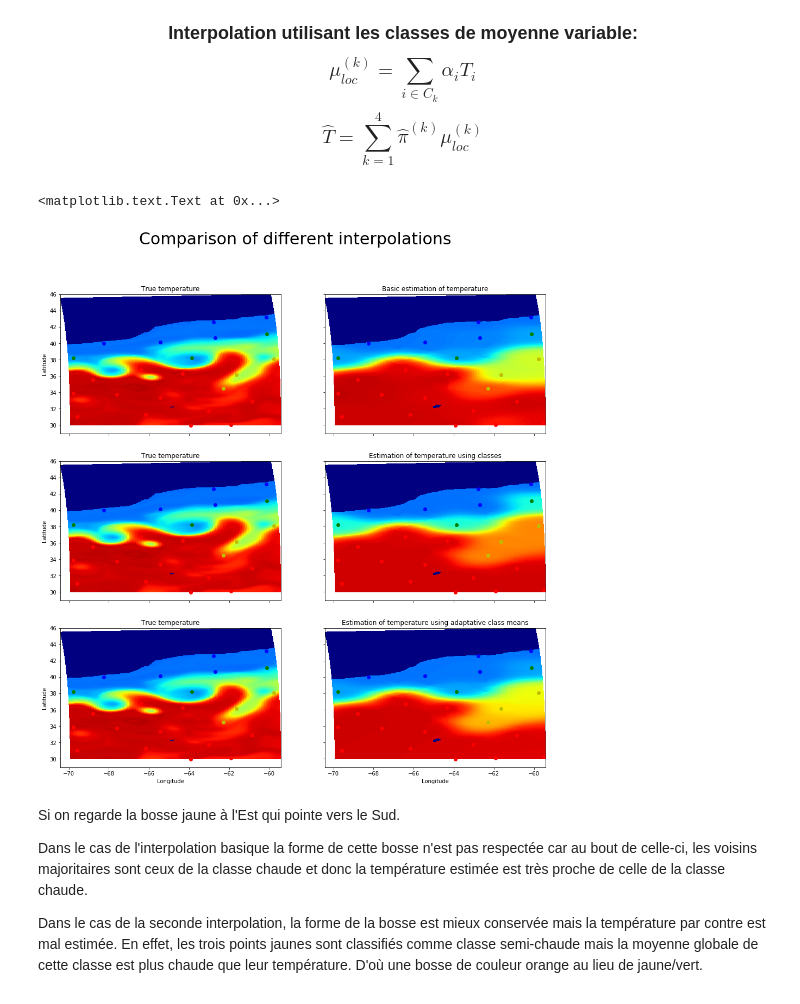
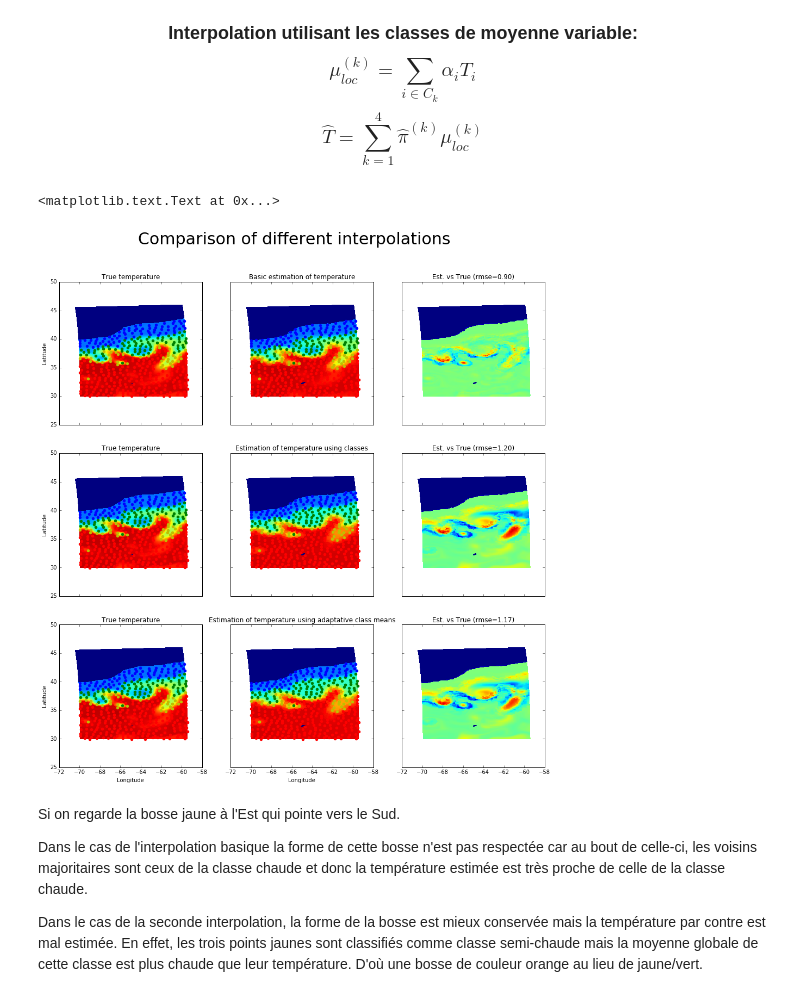
Before and after one commit to gmaze/projet-s5, a Jupyter notebook: Projet S5 Spatial Interpolation.ipynb, the cells around one changed output. Saved outputs shown, nothing was run; the diff lists cells and outputs as text; code cells hidden in the pictures.

Commit message:
Fix a bug and use new data files
Add one column of plots to compare estimate vs true fields rmse

```diff
--- a/Projet S5 Spatial Interpolation.ipynb
+++ b/Projet S5 Spatial Interpolation.ipynb
@@ -2,7 +2,9 @@
 from netCDF4 import Dataset
 import numpy as np
 import warnings
-dataset = Dataset('Martin_snapshot_spatial.nc')
+# dataset = Dataset('Martin_snapshot_spatial_01.nc') # 24 obs / L = 185km
+# dataset = Dataset('Martin_snapshot_spatial_02.nc') # 93 obs / L = 88km
+dataset = Dataset('Martin_snapshot_spatial_03.nc') # 400 obs / L = 40km
 %pylab inline
 # %% [output]
 Populating the interactive namespace from numpy and matplotlib
@@ -108,9 +110,8 @@ posteriors = np.reshape(posteriors,(4,127,254))
 obs_lon = dataset['obs_lon'] #Observations longtitudes
 obs_lat = dataset['obs_lat'] #Observations latitudes
 
-obs_ilon = np.array(dataset['obs_ilon']).astype(int) #Observations indices in "long"
-obs_ilat = np.array(dataset['obs_ilat']).astype(int) #Observations indices in "lat"
-
+obs_ilon = np.array(dataset['obs_ilon']).astype(int)-1 #Observations indices in "long"
+obs_ilat = np.array(dataset['obs_ilat']).astype(int)-1 #Observations indices in "lat"
 
 class_obs = lab[obs_ilon,obs_ilat].astype(int) #Observations classes
 
@@ -251,30 +251,33 @@ for i in range(127):
 # %%
 pylab.rcParams['figure.figsize'] = (16,16)
 warnings.filterwarnings('ignore')
 
 titles = ['Basic estimation of temperature', 'Estimation of temperature using classes',\
          'Estimation of temperature using adaptative class means']
 all_temp = [bad_temp, good_temp, very_good_temp]
 
-f, axarr = plt.subplots(3, 2, sharex='col', sharey='row')
+f, axarr = plt.subplots(3, 3, sharex='col', sharey='row')
 for k in range(3):
     p = axarr[k,0].pcolor(long, lat, temp, cmap=cm.jet, vmin=0, vmax=20)
     axarr[k,0].set_title('True temperature')
     axarr[k,0].set_ylabel('Latitude')
     p = axarr[k,1].pcolor(long, lat, all_temp[k], cmap=cm.jet, vmin=0, vmax=20)
-    axarr[k,1].set_title(titles[k])
+    axarr[k,1].set_title("%s"%(titles[k]))
+    p = axarr[k,2].pcolor(long, lat, all_temp[k]-temp, cmap=cm.jet, vmin=-5, vmax=5)
+    rms = np.sqrt(np.nanmean(np.array(all_temp[k]-temp)**2))
+    axarr[k,2].set_title("Est. vs True (rmse=%0.2f)"%(rms))
 
 for k in range(1,5):
     ind = np.where(class_obs == k)
     for i in range(3):
         for j in range(2):
             p = axarr[i,j].scatter(obs_lon[ind], obs_lat[ind], color=colors[k-1])
 axarr[2,0].set_xlabel('Longitude')
 axarr[2,1].set_xlabel('Longitude')
 f.suptitle('Comparison of different interpolations',fontsize=30)
 # %% [output]
 <matplotlib.text.Text at 0x...>
-[figure, old version]
+[figure, new version]
 # %% [markdown]
 Si on regarde la bosse jaune à l'Est qui pointe vers le Sud.
 
```
Also changed, not shown: parts of 6 cells of this notebook, 6 other files.
